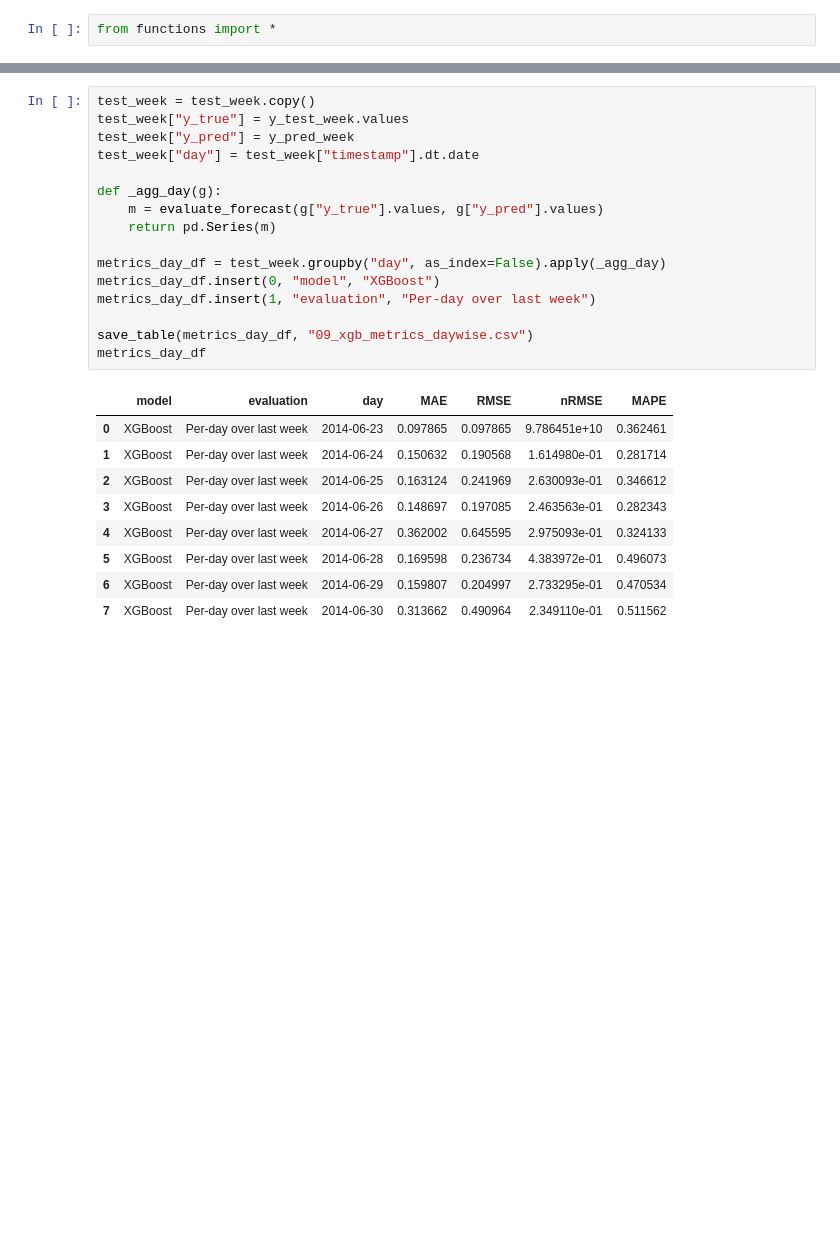
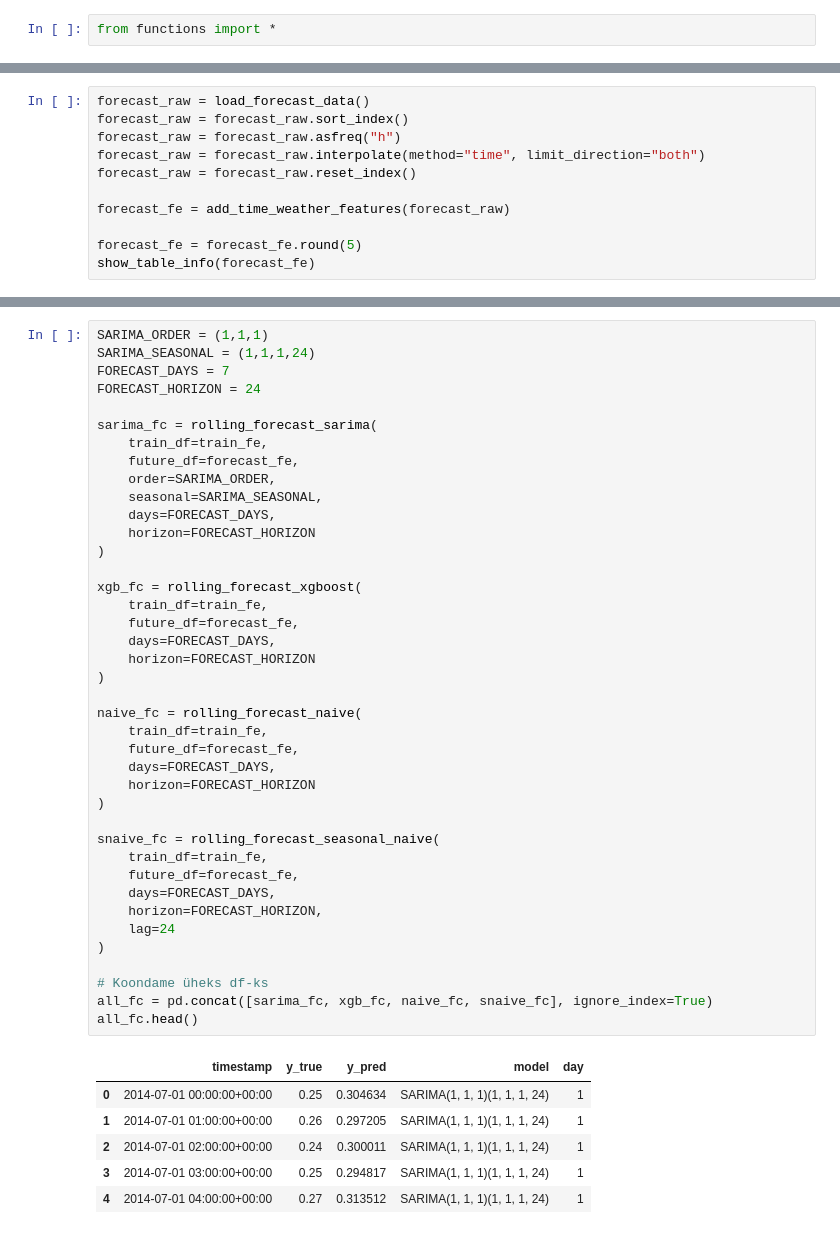
Before and after one commit to Danwerk/HomeEnergyManagementSystem, a Jupyter notebook: 09-forecasting-pipeline.ipynb, the cells around one changed output, grey strips where cells are left out. Cells and saved outputs as stored; diff of their text form; blank space fills up the shorter version.

```diff
--- a/09-forecasting-pipeline.ipynb
+++ b/09-forecasting-pipeline.ipynb
@@ -38,0 +57,11 @@ df.head()
+# %%
+forecast_raw = load_forecast_data()
+forecast_raw = forecast_raw.sort_index()
+forecast_raw = forecast_raw.asfreq("h")
+forecast_raw = forecast_raw.interpolate(method="time", limit_direction="both")
+forecast_raw = forecast_raw.reset_index()
+
+forecast_fe = add_time_weather_features(forecast_raw)
+
+forecast_fe = forecast_fe.round(5)
+show_table_info(forecast_fe)
@@ -64,26 +141,47 @@ print(metrics_week_df)
 # %%
-test_week = test_week.copy()
-test_week["y_true"] = y_test_week.values
-test_week["y_pred"] = y_pred_week
-test_week["day"] = test_week["timestamp"].dt.date
+SARIMA_ORDER = (1,1,1)
+SARIMA_SEASONAL = (1,1,1,24)
+FORECAST_DAYS = 7
+FORECAST_HORIZON = 24
 
-def _agg_day(g):
-    m = evaluate_forecast(g["y_true"].values, g["y_pred"].values)
-    return pd.Series(m)
+sarima_fc = rolling_forecast_sarima(
+    train_df=train_fe,
+    future_df=forecast_fe,
+    order=SARIMA_ORDER,
+    seasonal=SARIMA_SEASONAL,
+    days=FORECAST_DAYS,
+    horizon=FORECAST_HORIZON
+)
 
-metrics_day_df = test_week.groupby("day", as_index=False).apply(_agg_day)
-metrics_day_df.insert(0, "model", "XGBoost")
-metrics_day_df.insert(1, "evaluation", "Per-day over last week")
+xgb_fc = rolling_forecast_xgboost(
+    train_df=train_fe,
+    future_df=forecast_fe,
+    days=FORECAST_DAYS,
+    horizon=FORECAST_HORIZON
+)
 
-save_table(metrics_day_df, "09_xgb_metrics_daywise.csv")
-metrics_day_df
+naive_fc = rolling_forecast_naive(
+    train_df=train_fe,
+    future_df=forecast_fe,
+    days=FORECAST_DAYS,
+    horizon=FORECAST_HORIZON
+)
+
+snaive_fc = rolling_forecast_seasonal_naive(
+    train_df=train_fe,
+    future_df=forecast_fe,
+    days=FORECAST_DAYS,
+    horizon=FORECAST_HORIZON,
+    lag=24
+)
+
+# Koondame üheks df-ks
+all_fc = pd.concat([sarima_fc, xgb_fc, naive_fc, snaive_fc], ignore_index=True)
+all_fc.head()
 # %% [output]
-|  | model | evaluation | day | MAE | RMSE | nRMSE | MAPE |
-| 0 | XGBoost | Per-day over last week | 2014-06-23 | 0.097865 | 0.097865 | 9.786451e+10 | 0.362461 |
-| 1 | XGBoost | Per-day over last week | 2014-06-24 | 0.150632 | 0.190568 | 1.614980e-01 | 0.281714 |
-| 2 | XGBoost | Per-day over last week | 2014-06-25 | 0.163124 | 0.241969 | 2.630093e-01 | 0.346612 |
-| 3 | XGBoost | Per-day over last week | 2014-06-26 | 0.148697 | 0.197085 | 2.463563e-01 | 0.282343 |
-| 4 | XGBoost | Per-day over last week | 2014-06-27 | 0.362002 | 0.645595 | 2.975093e-01 | 0.324133 |
-| 5 | XGBoost | Per-day over last week | 2014-06-28 | 0.169598 | 0.236734 | 4.383972e-01 | 0.496073 |
-| 6 | XGBoost | Per-day over last week | 2014-06-29 | 0.159807 | 0.204997 | 2.733295e-01 | 0.470534 |
-| 7 | XGBoost | Per-day over last week | 2014-06-30 | 0.313662 | 0.490964 | 2.349110e-01 | 0.511562 |
+|  | timestamp | y_true | y_pred | model | day |
+| 0 | 2014-07-01 00:00:00+00:00 | 0.25 | 0.304634 | SARIMA(1, 1, 1)(1, 1, 1, 24) | 1 |
+| 1 | 2014-07-01 01:00:00+00:00 | 0.26 | 0.297205 | SARIMA(1, 1, 1)(1, 1, 1, 24) | 1 |
+| 2 | 2014-07-01 02:00:00+00:00 | 0.24 | 0.300011 | SARIMA(1, 1, 1)(1, 1, 1, 24) | 1 |
+| 3 | 2014-07-01 03:00:00+00:00 | 0.25 | 0.294817 | SARIMA(1, 1, 1)(1, 1, 1, 24) | 1 |
+| 4 | 2014-07-01 04:00:00+00:00 | 0.27 | 0.313512 | SARIMA(1, 1, 1)(1, 1, 1, 24) | 1 |
```
Also changed, not shown: parts of 22 cells of this notebook, 12 other files.
